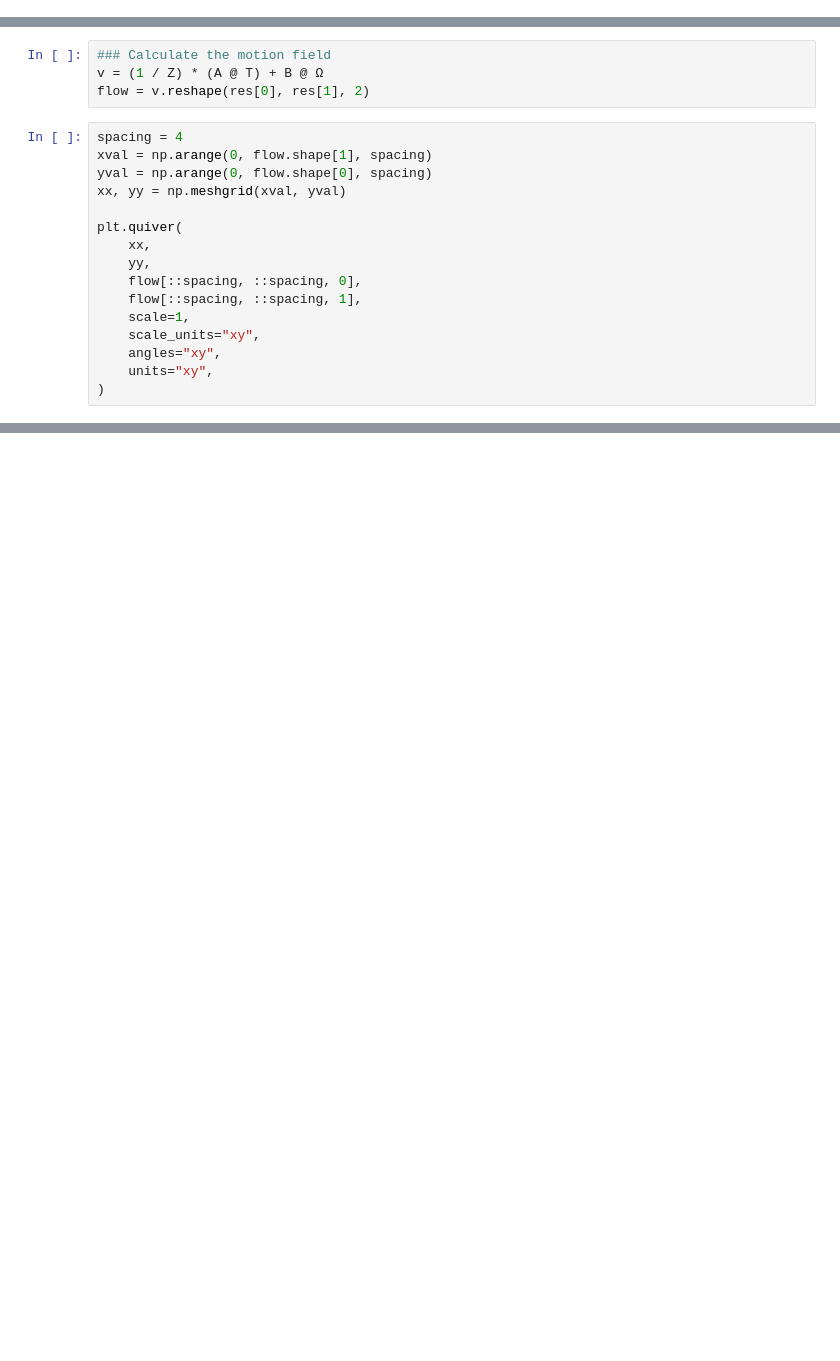
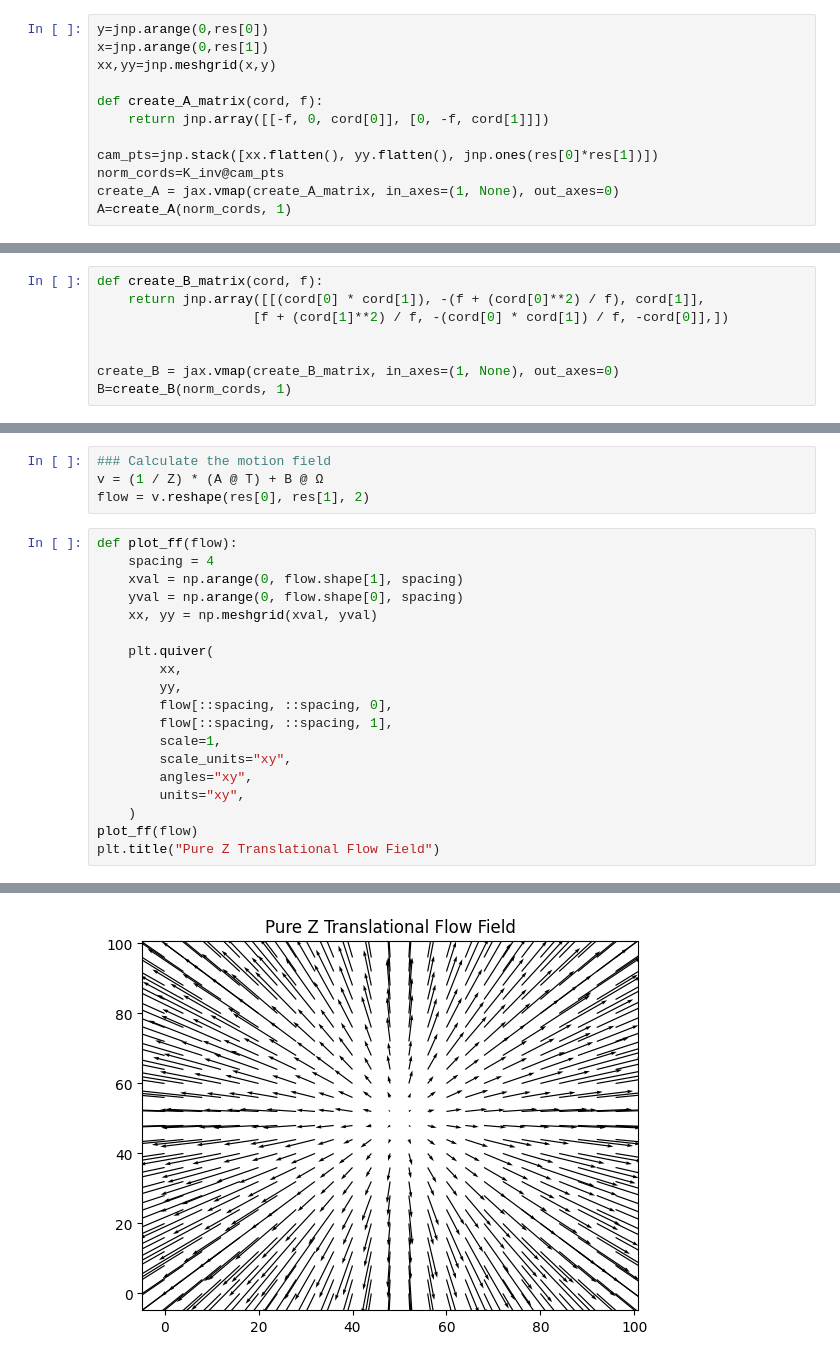
Before and after one commit to anthonytec2/heeger_jepson, a Jupyter notebook: egomotion.ipynb, the cells around one changed output, grey strips where cells are left out. Drawn from its saved outputs; the diff is of its cells as text; blank space fills up the shorter version.

```diff
--- a/egomotion.ipynb
+++ b/egomotion.ipynb
@@ -52,0 +41,12 @@ B = jnp.stack(B_ls)
+# %%
+y=jnp.arange(0,res[0])
+x=jnp.arange(0,res[1])
+xx,yy=jnp.meshgrid(x,y)
+
+def create_A_matrix(cord, f):
+    return jnp.array([[-f, 0, cord[0]], [0, -f, cord[1]]])
+
+cam_pts=jnp.stack([xx.flatten(), yy.flatten(), jnp.ones(res[0]*res[1])])
+norm_cords=K_inv@cam_pts
+create_A = jax.vmap(create_A_matrix, in_axes=(1, None), out_axes=0)
+A=create_A(norm_cords, 1)
@@ -52,0 +59,8 @@ B = jnp.stack(B_ls)
+# %%
+def create_B_matrix(cord, f):
+    return jnp.array([[(cord[0] * cord[1]), -(f + (cord[0]**2) / f), cord[1]],
+                    [f + (cord[1]**2) / f, -(cord[0] * cord[1]) / f, -cord[0]],])
+
+
+create_B = jax.vmap(create_B_matrix, in_axes=(1, None), out_axes=0)
+B=create_B(norm_cords, 1)
@@ -55,18 +73,22 @@ B = jnp.stack(B_ls)
 v = (1 / Z) * (A @ T) + B @ Ω
 flow = v.reshape(res[0], res[1], 2)
 # %%
-spacing = 4
-xval = np.arange(0, flow.shape[1], spacing)
-yval = np.arange(0, flow.shape[0], spacing)
-xx, yy = np.meshgrid(xval, yval)
+def plot_ff(flow):
+    spacing = 4
+    xval = np.arange(0, flow.shape[1], spacing)
+    yval = np.arange(0, flow.shape[0], spacing)
+    xx, yy = np.meshgrid(xval, yval)
 
-plt.quiver(
-    xx,
-    yy,
-    flow[::spacing, ::spacing, 0],
-    flow[::spacing, ::spacing, 1],
-    scale=1,
-    scale_units="xy",
-    angles="xy",
-    units="xy",
-)
+    plt.quiver(
+        xx,
+        yy,
+        flow[::spacing, ::spacing, 0],
+        flow[::spacing, ::spacing, 1],
+        scale=1,
+        scale_units="xy",
+        angles="xy",
+        units="xy",
+    )
+plot_ff(flow)
+plt.title("Pure Z Translational Flow Field")
+# %% [output]
@@ -72,0 +96 @@ plt.quiver(
+[figure, added]
```
Also changed, not shown: parts of 32 cells of this notebook.
